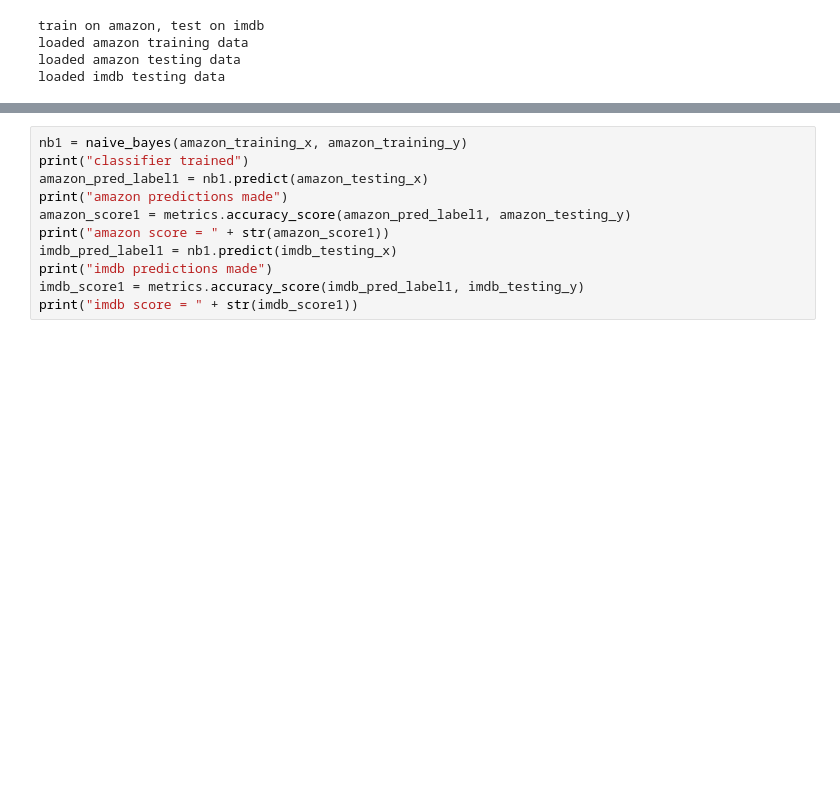
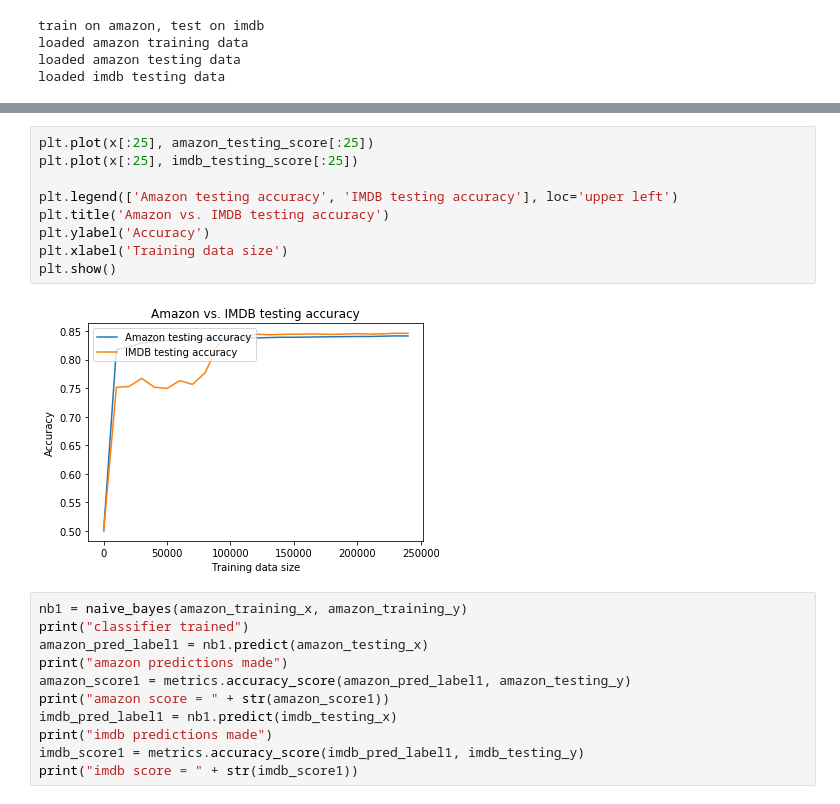
Before and after one commit to ninatchang/CIS519-final-project, a Jupyter notebook: naive_bayes.ipynb, the cells around one changed output, grey strips where cells are left out. Cells and saved outputs as stored; diff of their text form; blank space fills up the shorter version.

```diff
--- a/naive_bayes.ipynb
+++ b/naive_bayes.ipynb
@@ -155,3 +157,14 @@ run_naive_bayes(amazon_training_x, amazon_training_y, amazon_testing_x, amazon_t
+# %%
+plt.plot(x[:25], amazon_testing_score[:25])
+plt.plot(x[:25], imdb_testing_score[:25])
+
+plt.legend(['Amazon testing accuracy', 'IMDB testing accuracy'], loc='upper left')
+plt.title('Amazon vs. IMDB testing accuracy')
+plt.ylabel('Accuracy')
+plt.xlabel('Training data size')
+plt.show()
+# %% [output]
+[figure, added]
 # %%
 nb1 = naive_bayes(amazon_training_x, amazon_training_y)
 print("classifier trained")
```
Also changed, not shown: parts of 4 cells of this notebook.
